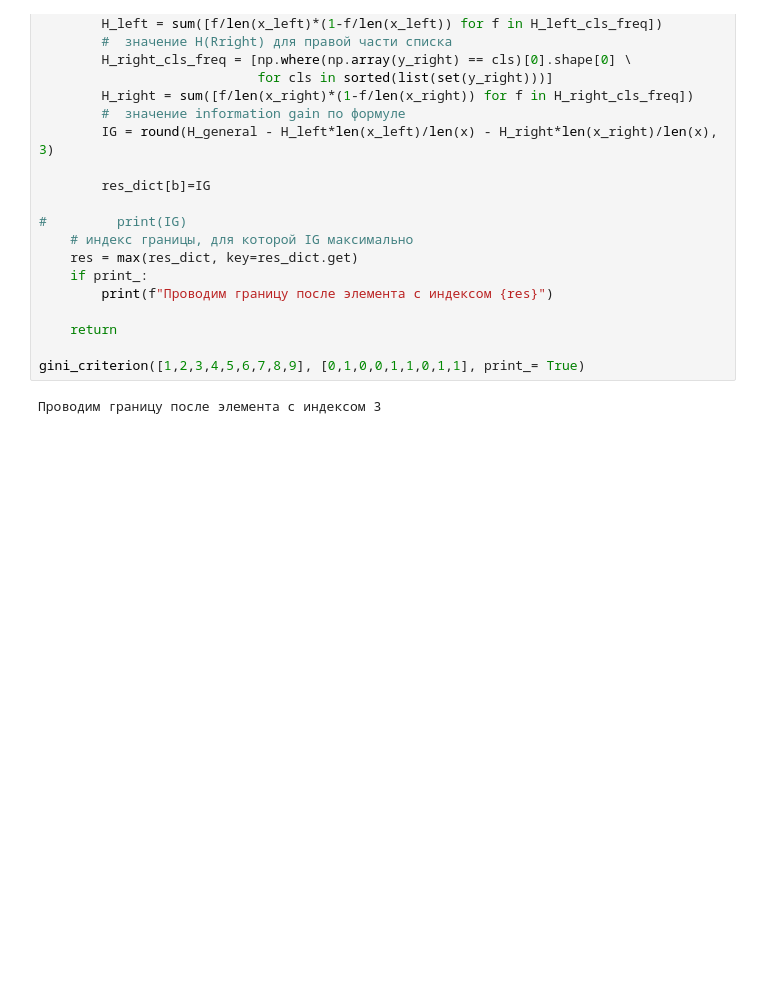
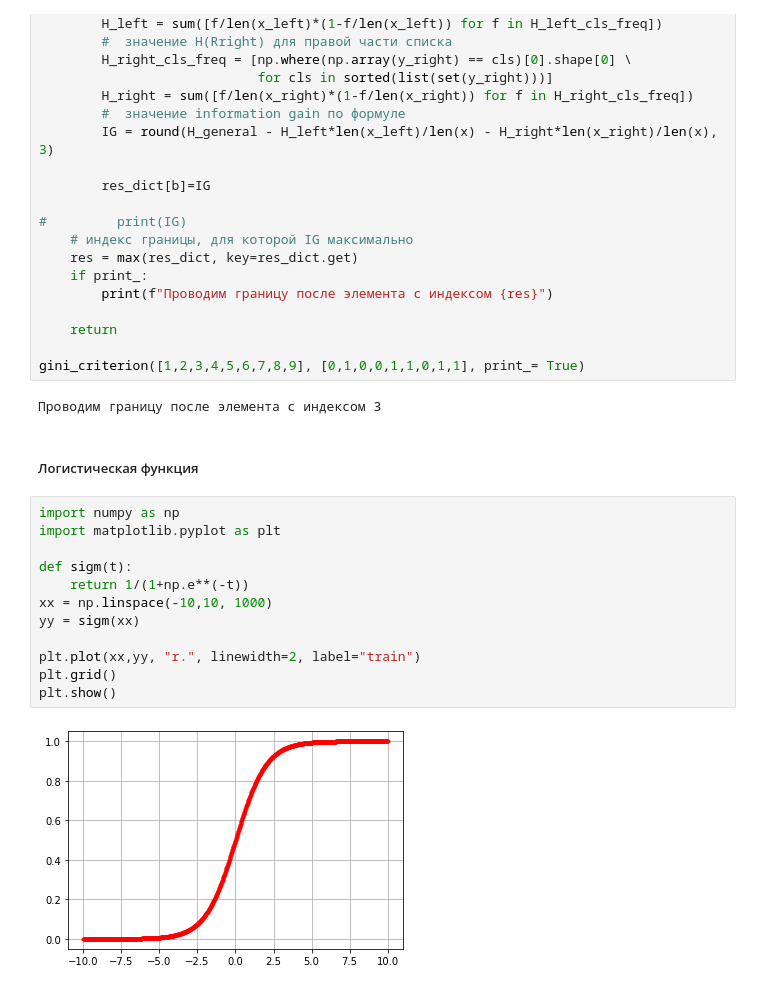
Before and after one commit to pikulevlv/tutorials, a Jupyter notebook: Реализация_алгоритмов.ipynb, the cells around one changed output. Saved outputs shown, nothing was run; the diff lists cells and outputs as text; blank space fills up the shorter version.

```diff
--- a/Реализация_алгоритмов.ipynb
+++ b/Реализация_алгоритмов.ipynb
@@ -60,3 +60,19 @@ def gini_criterion(x: list, y: list, print_=False)-> int:
 gini_criterion([1,2,3,4,5,6,7,8,9], [0,1,0,0,1,1,0,1,1], print_= True)
 # %% [output]
 Проводим границу после элемента с индексом 3
+# %% [markdown]
+##### Логистическая функция
+# %%
+import numpy as np
+import matplotlib.pyplot as plt
+
+def sigm(t):
+    return 1/(1+np.e**(-t))
+xx = np.linspace(-10,10, 1000)
+yy = sigm(xx)
+
+plt.plot(xx,yy, "r.", linewidth=2, label="train")
+plt.grid()
+plt.show()
+# %% [output]
+[figure, added]
```
Also changed, not shown: parts of 14 cells of this notebook, 1 other file.
